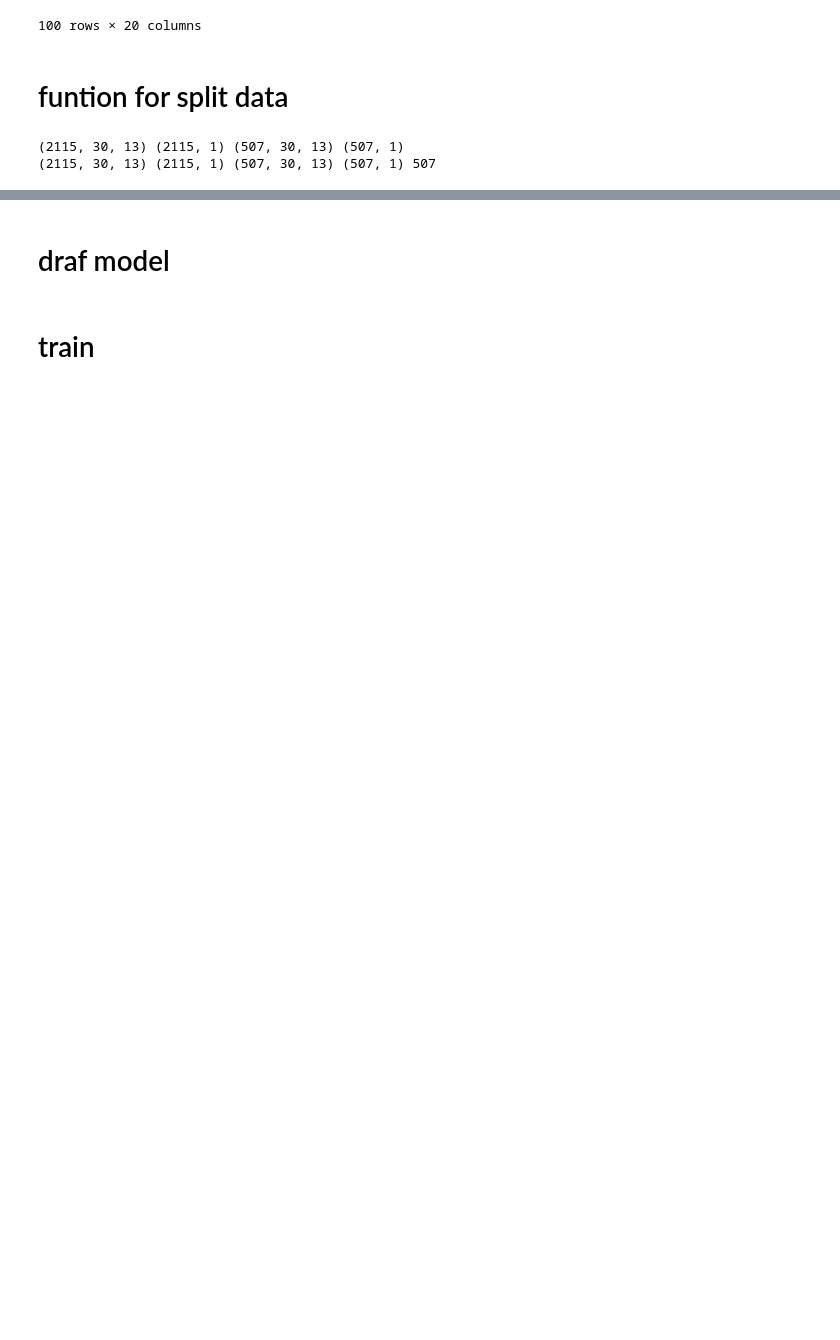
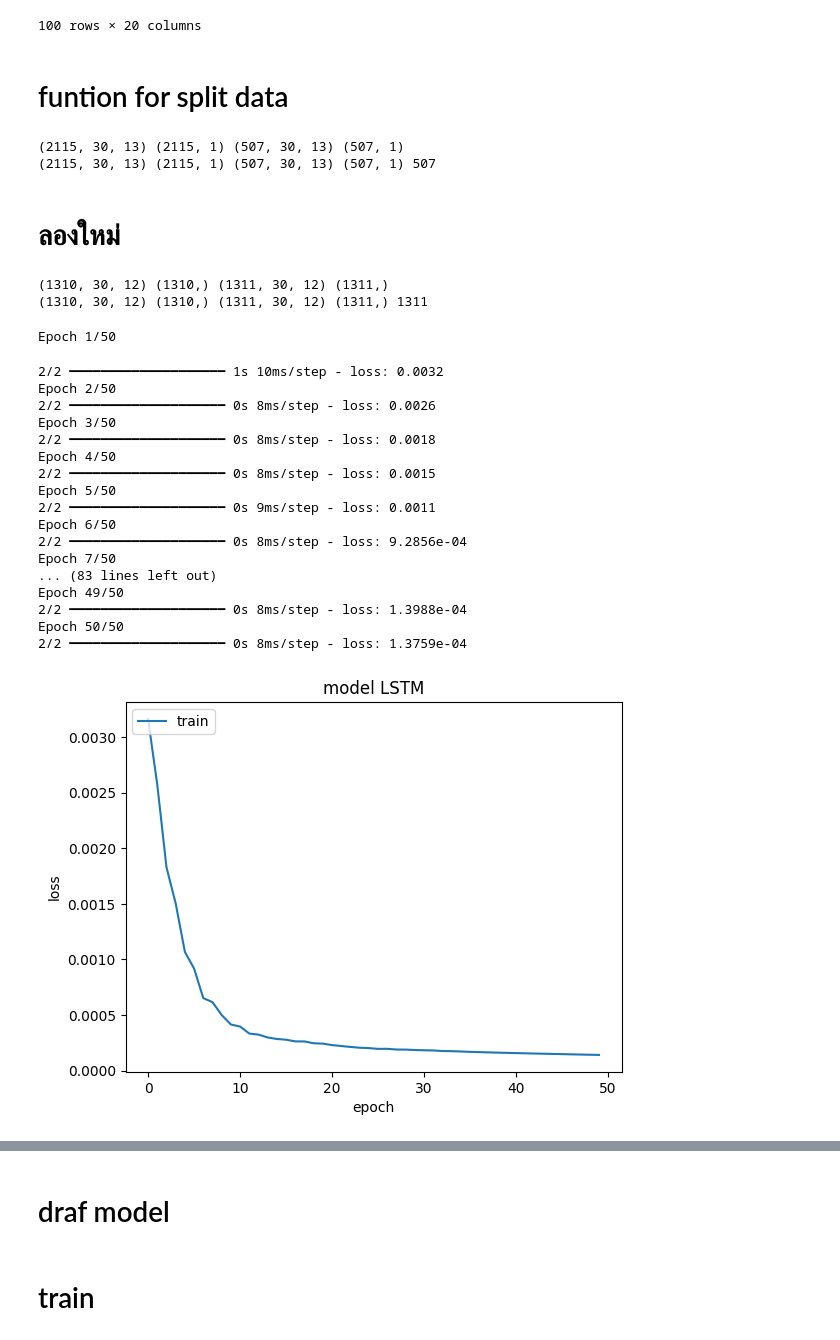
Before and after one commit to BrossBoy/internship, a Jupyter notebook: assign_gold.ipynb, the cells around one changed output, grey strips where cells are left out. Saved outputs shown, nothing was run; the diff lists cells and outputs as text; code cells hidden in the pictures; blank space fills up the shorter version.

Commit message:
try lstm model and normalize data

```diff
--- a/assign_gold.ipynb
+++ b/assign_gold.ipynb
@@ -46,7 +46,8 @@ data['Volatility'] = ta.ATR(data['High'].to_numpy().flatten(), data['Low'].to_nu
 data['Stochastic'] = ta.STOCH(data['High'].to_numpy().flatten(), data['Low'].to_numpy().flatten(), data['Close'].to_numpy().flatten(), fastk_period=14, slowk_period=3)[0]  # Added Stochastic
 # %%
 # ทำ label เป็น buy, sell
-data['Target'] = np.where(data['Return'].shift(-1) > 0, 1, 0)
+# data['Target'] = np.where(data['Return'].shift(-1) > 0, 1, 0)
+data["Target"] = data["Close"]["GC=F"].shift(-1)
 data.dropna(inplace=True)
 data.head(100)
 # %% [output]
@@ -75,6 +99,8 @@ def split_data(data, data_range, train_ratio=0.8):
         'Return', 'SMA_15', 'SMA_30', 'SMA_60', 'RSI', 'MACD', 'MACD_Signal',
         'BB_upper', 'BB_middle', 'BB_lower', 'Momentum', 'Volatility', 'Stochastic'
     ]
+
+    data = min_max_scaled(data, features)
 
     pre_x_train = data.iloc[:split_range].loc[:,features]
     pre_y_train = data.iloc[:split_range].loc[:,["Target"]]
@@ -113,3 +139,5 @@ print(x_train.shape, y_train.shape, x_test.shape, y_test.shape, len(date))
 # %% [output]
 (2115, 30, 13) (2115, 1) (507, 30, 13) (507, 1)
 (2115, 30, 13) (2115, 1) (507, 30, 13) (507, 1) 507
+# %% [markdown]
+# ลองใหม่
@@ -115,0 +186,6 @@ print(x_train.shape, y_train.shape, x_test.shape, y_test.shape, len(date))
+# %%
+x_train, y_train, x_test, y_test, date = new_split_data(data.copy(), data_range=30, train_ratio=0.5)
+print(x_train.shape, y_train.shape, x_test.shape, y_test.shape, len(date))
+# %% [output]
+(1310, 30, 12) (1310,) (1311, 30, 12) (1311,)
+(1310, 30, 12) (1310,) (1311, 30, 12) (1311,) 1311
@@ -115,0 +204,29 @@ print(x_train.shape, y_train.shape, x_test.shape, y_test.shape, len(date))
+# %%
+model = model_lstm(range_input=x_train.shape[1], n_feature=x_train.shape[2])
+history1 = model.fit(x_train, y_train, batch_size=1000, epochs=50)
+plt.plot(history1.history['loss'])
+plt.title('model LSTM')
+plt.ylabel('loss')
+plt.xlabel('epoch')
+plt.legend(['train'], loc='upper left')
+plt.show()
+# %% [output]
+Epoch 1/50
+2/2 ━━━━━━━━━━━━━━━━━━━━ 1s 10ms/step - loss: 0.0032
+Epoch 2/50
+2/2 ━━━━━━━━━━━━━━━━━━━━ 0s 8ms/step - loss: 0.0026
+Epoch 3/50
+2/2 ━━━━━━━━━━━━━━━━━━━━ 0s 8ms/step - loss: 0.0018
+Epoch 4/50
+2/2 ━━━━━━━━━━━━━━━━━━━━ 0s 8ms/step - loss: 0.0015
+Epoch 5/50
+2/2 ━━━━━━━━━━━━━━━━━━━━ 0s 9ms/step - loss: 0.0011
+Epoch 6/50
+2/2 ━━━━━━━━━━━━━━━━━━━━ 0s 8ms/step - loss: 9.2856e-04
+Epoch 7/50
+... (83 lines left out)
+Epoch 49/50
+2/2 ━━━━━━━━━━━━━━━━━━━━ 0s 8ms/step - loss: 1.3988e-04
+Epoch 50/50
+2/2 ━━━━━━━━━━━━━━━━━━━━ 0s 8ms/step - loss: 1.3759e-04
+[figure, added]
```
Also changed, not shown: parts of 13 cells of this notebook.
